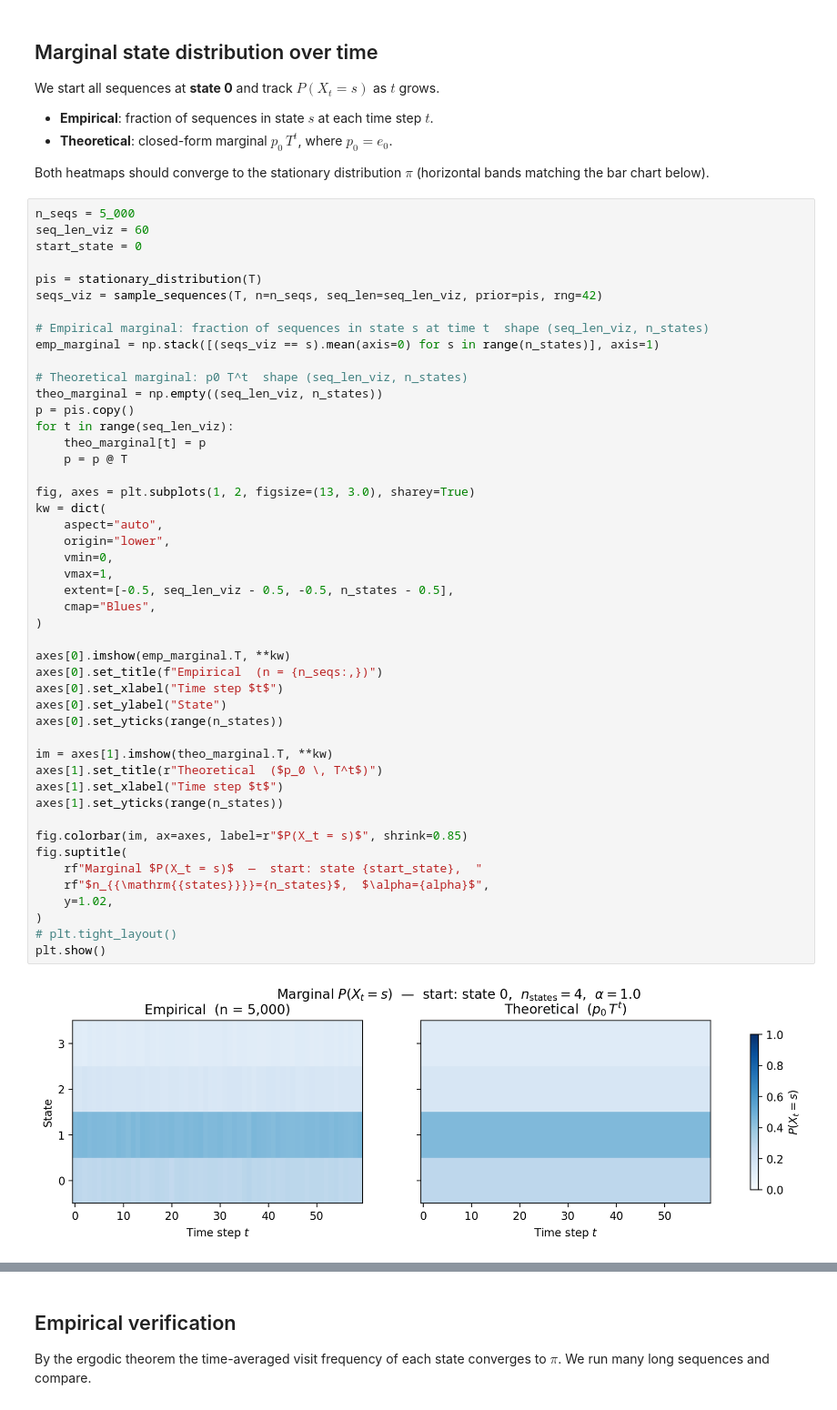
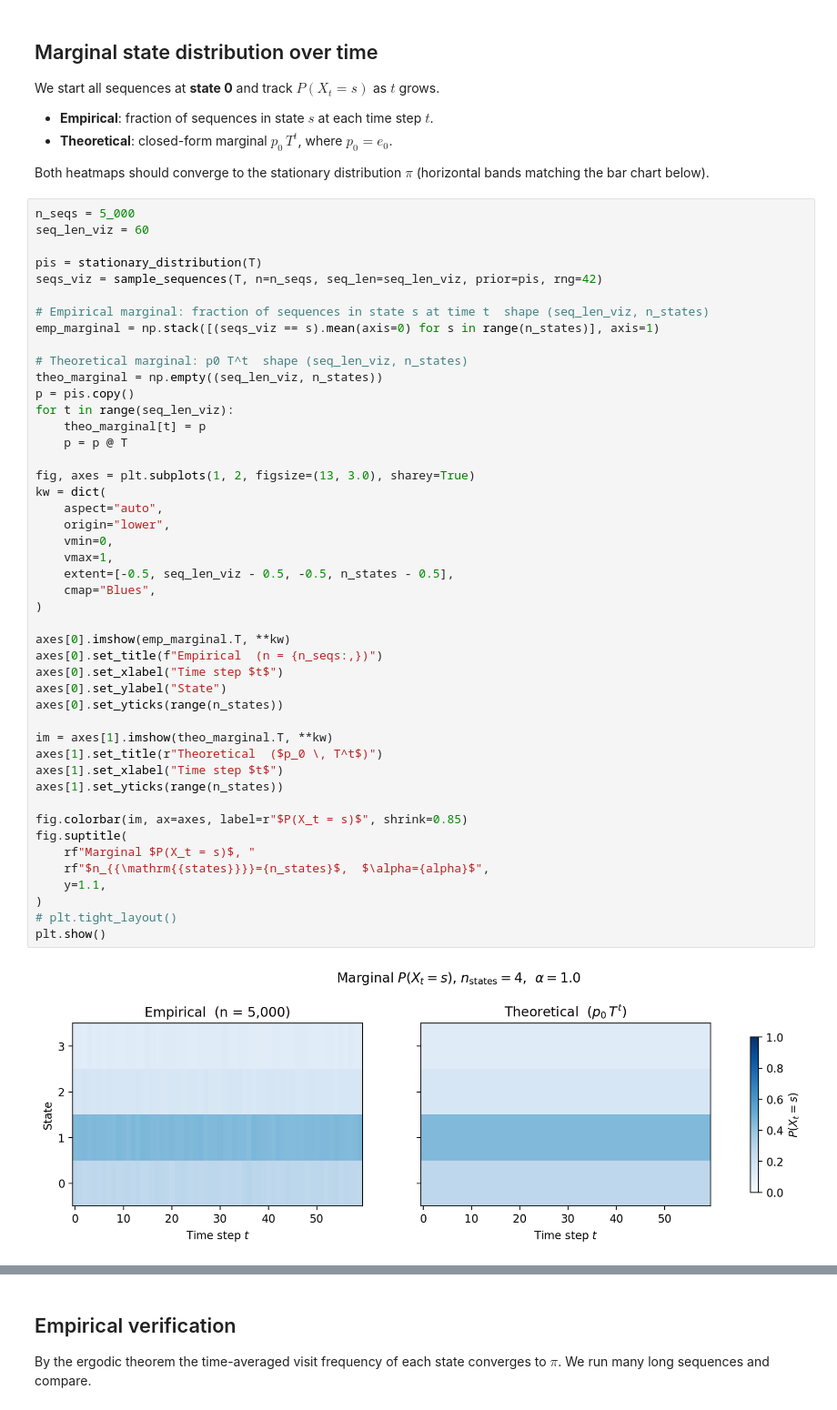
Before and after one commit to RealAshrafAhmed/slt-deep, a Jupyter notebook: projects/markov-chain-learning/experiments/single-chain/notebooks/01_chain.ipynb, the cells around one changed output, grey strips where cells are left out. Shown at 91% size. Saved outputs shown, nothing was run; the diff lists cells and outputs as text.

```diff
--- a/projects/markov-chain-learning/experiments/single-chain/notebooks/01_chain.ipynb
+++ b/projects/markov-chain-learning/experiments/single-chain/notebooks/01_chain.ipynb
@@ -133,7 +127,6 @@ Both heatmaps should converge to the stationary distribution $\pi$ (horizontal b
 # %%
 n_seqs = 5_000
 seq_len_viz = 60
-start_state = 0
 
 pis = stationary_distribution(T)
 seqs_viz = sample_sequences(T, n=n_seqs, seq_len=seq_len_viz, prior=pis, rng=42)
@@ -149,33 +142,33 @@ for t in range(seq_len_viz):
     p = p @ T
 
 fig, axes = plt.subplots(1, 2, figsize=(13, 3.0), sharey=True)
 kw = dict(
     aspect="auto",
     origin="lower",
     vmin=0,
     vmax=1,
     extent=[-0.5, seq_len_viz - 0.5, -0.5, n_states - 0.5],
     cmap="Blues",
 )
 
 axes[0].imshow(emp_marginal.T, **kw)
 axes[0].set_title(f"Empirical  (n = {n_seqs:,})")
 axes[0].set_xlabel("Time step $t$")
 axes[0].set_ylabel("State")
 axes[0].set_yticks(range(n_states))
 
 im = axes[1].imshow(theo_marginal.T, **kw)
 axes[1].set_title(r"Theoretical  ($p_0 \, T^t$)")
 axes[1].set_xlabel("Time step $t$")
 axes[1].set_yticks(range(n_states))
 
 fig.colorbar(im, ax=axes, label=r"$P(X_t = s)$", shrink=0.85)
 fig.suptitle(
-    rf"Marginal $P(X_t = s)$  —  start: state {start_state},  "
+    rf"Marginal $P(X_t = s)$, "
     rf"$n_{{\mathrm{{states}}}}={n_states}$,  $\alpha={alpha}$",
-    y=1.02,
+    y=1.1,
 )
 # plt.tight_layout()
 plt.show()
 # %% [output]
-[figure, old version]
+[figure, new version]
```
Also changed, not shown: parts of 4 cells of this notebook.
